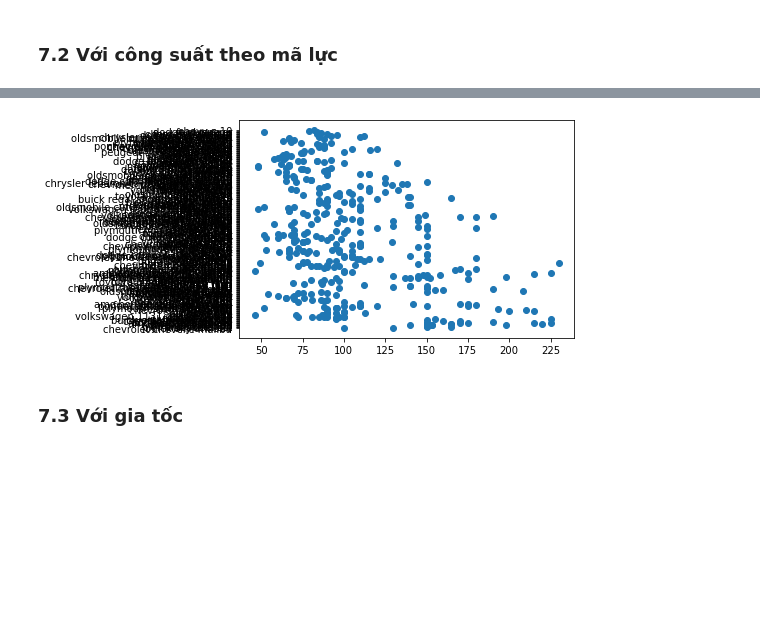
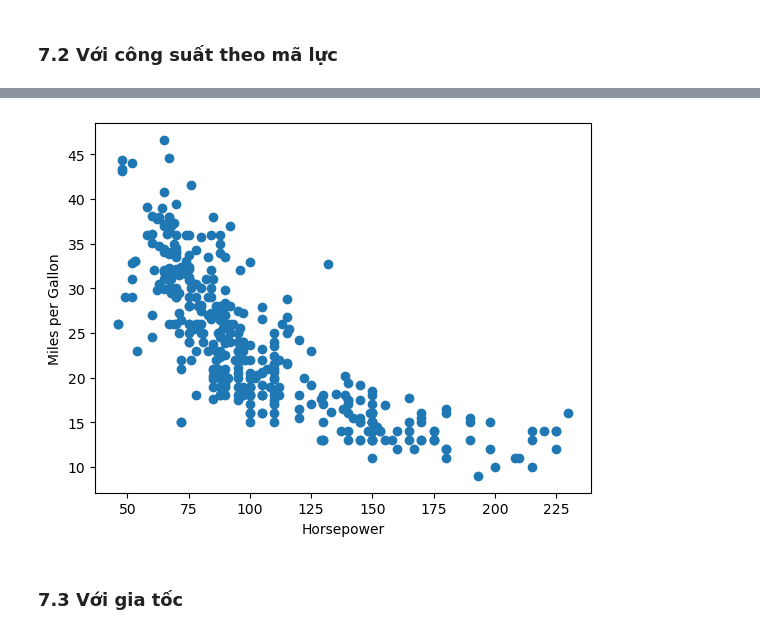
Before and after one commit to tiesen243/data-analyst, a Jupyter notebook: midterm-practice/mpg_ex.ipynb, the cells around one changed output, grey strips where cells are left out. Drawn from its saved outputs; the diff is of its cells as text; code cells hidden in the pictures; blank space fills up the shorter version.

```diff
--- a/midterm-practice/mpg_ex.ipynb
+++ b/midterm-practice/mpg_ex.ipynb
@@ -18,7 +18,7 @@ Dữ liệu `mpg.csv` gồm các thông tin như sau:
 - **origin:** Xuất xứ
 - **name:** Tên dòng xe
 # %%
-mpg = pd.read_csv('./Downloads/midterm-practice/mpg.csv')
+mpg = pd.read_csv("mpg.csv")
 # %% [markdown]
 ## 2. TÌM HIỂU DỮ LIỆU
 # %% [markdown]
@@ -146,9 +138,10 @@ mpg.head()
 # %%
-plt.scatter(mpg['horsepower'],mpg['name'])
-
+plt.scatter(mpg["horsepower"], mpg["mpg"])
+plt.xlabel("Horsepower")
+plt.ylabel("Miles per Gallon")
 plt.show()
 # %% [output]
-[figure, old version]
+[figure, new version]
 # %% [markdown]
 ### 7.3 Với gia tốc
 # %%
```
Also changed, not shown: parts of 15 cells of this notebook, 1 other file.
